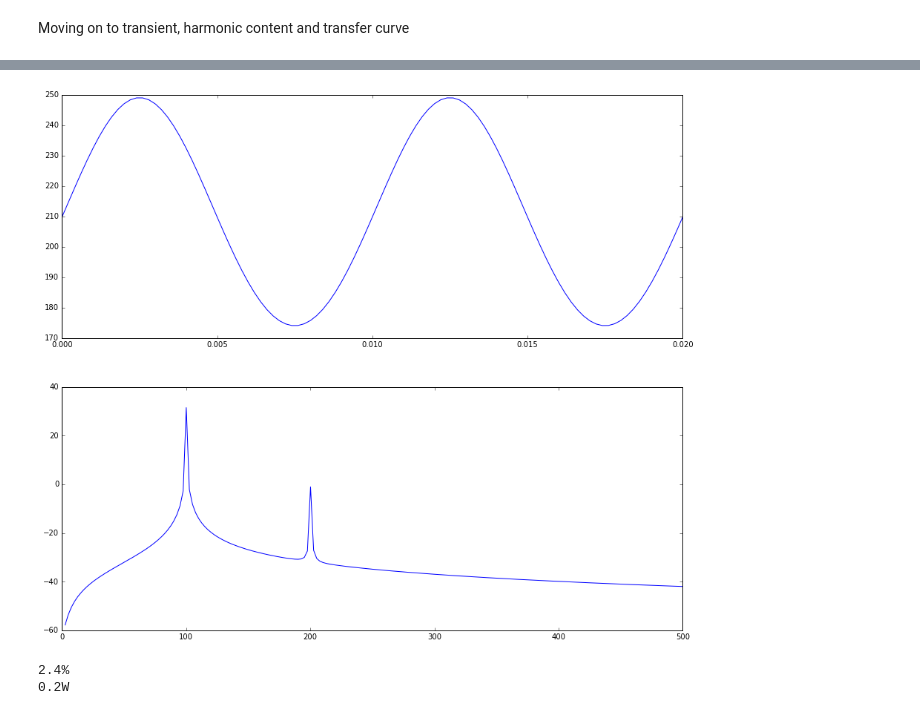
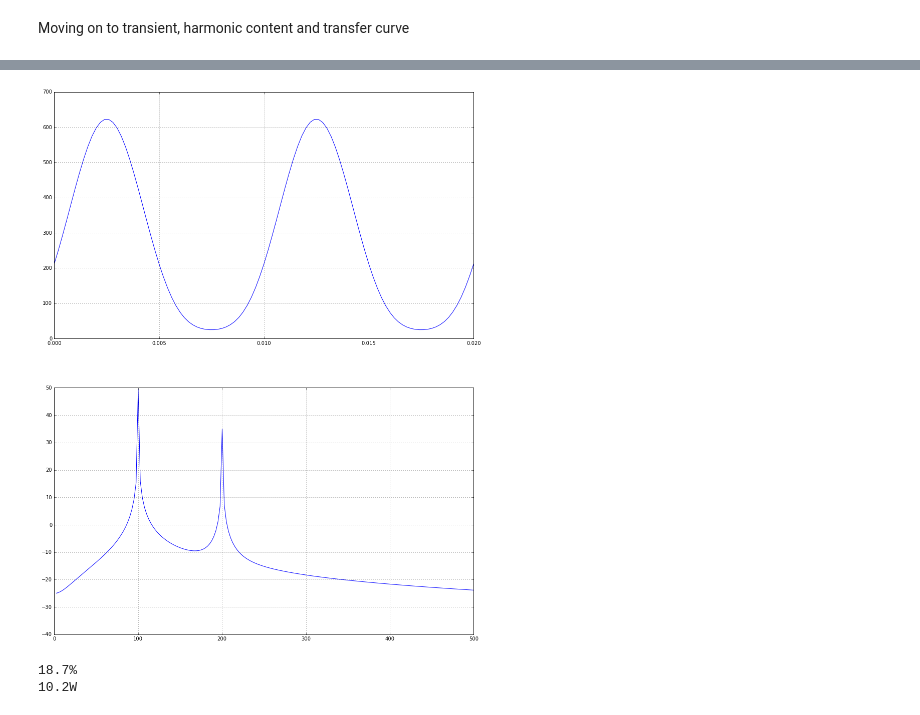
Before and after one commit to jilott/valvestudio, a Jupyter notebook: projects/mectron/Mectron Loadline.ipynb, the cells around one changed output, grey strips where cells are left out. Drawn from its saved outputs; the diff is of its cells as text; code cells hidden in the pictures.

```diff
--- a/projects/mectron/Mectron Loadline.ipynb
+++ b/projects/mectron/Mectron Loadline.ipynb
@@ -234,5 +233,5 @@ null = plt.legend(loc='upper left')
 # %%
-vgamplitude = 1
+vgamplitude = 8.0
 ra = Rl*n*n
 
 N = 2000
@@ -245,34 +244,36 @@ ia = coeff[0]*vi*vi + coeff[1]*vi + coeff[2]
 vo = ia*ra
 
 yf = fft(vo)
 xf = np.linspace(0.0, 1.0/(2.0*T), N/2)
 
-plt.figure(figsize=(15, 20))
+plt.figure(figsize=(15, 30))
 ax = plt.subplot(311)
 null = plt.xlim([0,0.02])
 ax.plot(t,vo)
+ax.grid(True)
 
 ax = plt.subplot(312)
 ax.plot(xf[1:], 20*np.log10(2.0/N * np.abs(yf[:N/2][1:]))) # take the dc component off
 null = plt.xlim([0,500])
+ax.grid(True)
 
 plt.show()
 
 mags = []
 for i in range(len(xf)):
     if xf[i]%100 < 1:
         mags.append(2.0/N*np.abs(yf[i]))
         # print xf[i],2.0/N*np.abs(yf[i])
 
 sum = 0
 for i in range(2,8):
     sum += mags[i]*mags[i]
 
 # print mags
 print "%.1f%%"%(100*math.sqrt(sum)/mags[1])
 
 print "%.1fW"%(math.pow((mags[1]/n)/math.sqrt(2),2)/Rl)
 # %% [output]
-[figure, old version]
+[figure, new version]
-2.4%
-0.2W
+18.7%
+10.2W
```
Also changed, not shown: parts of 5 cells of this notebook, 3 other files.
